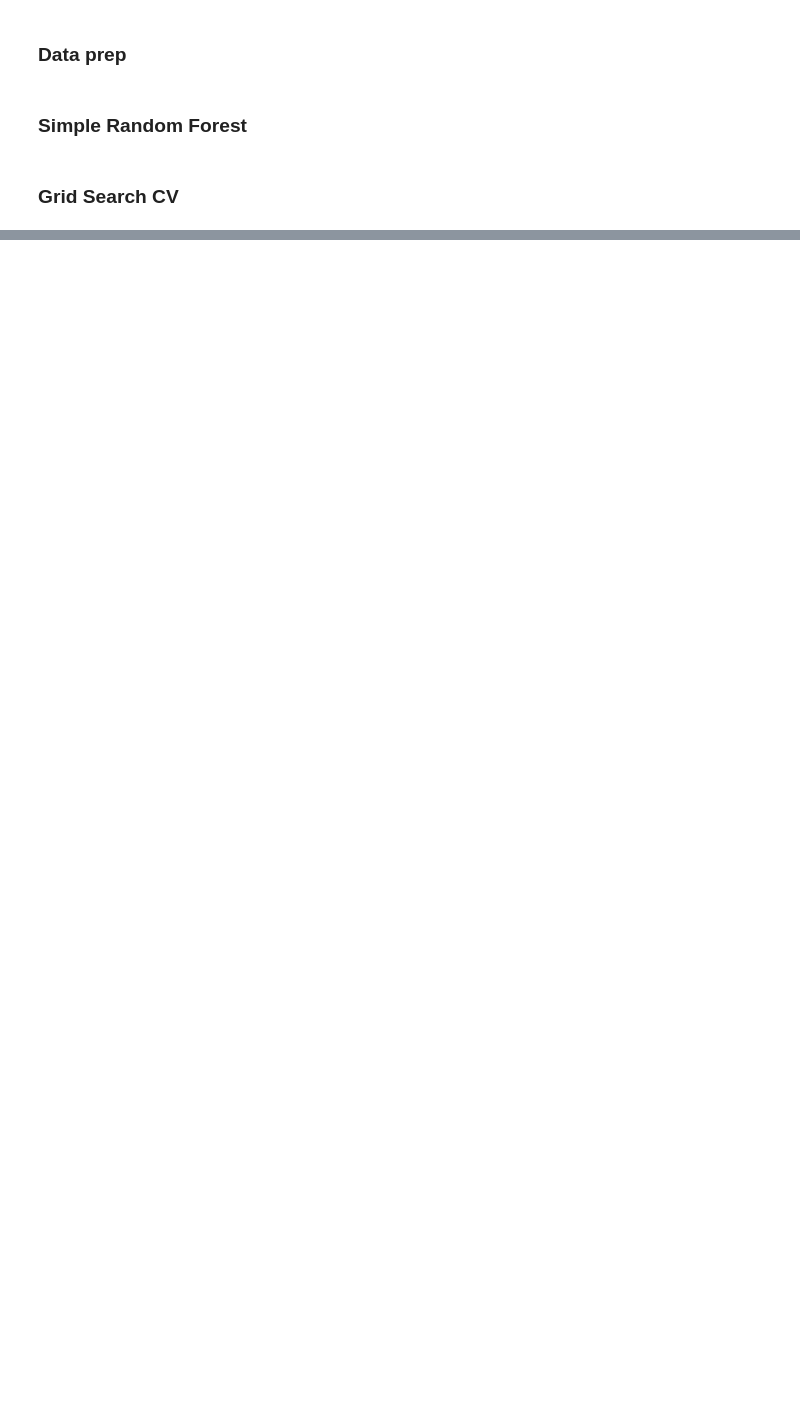
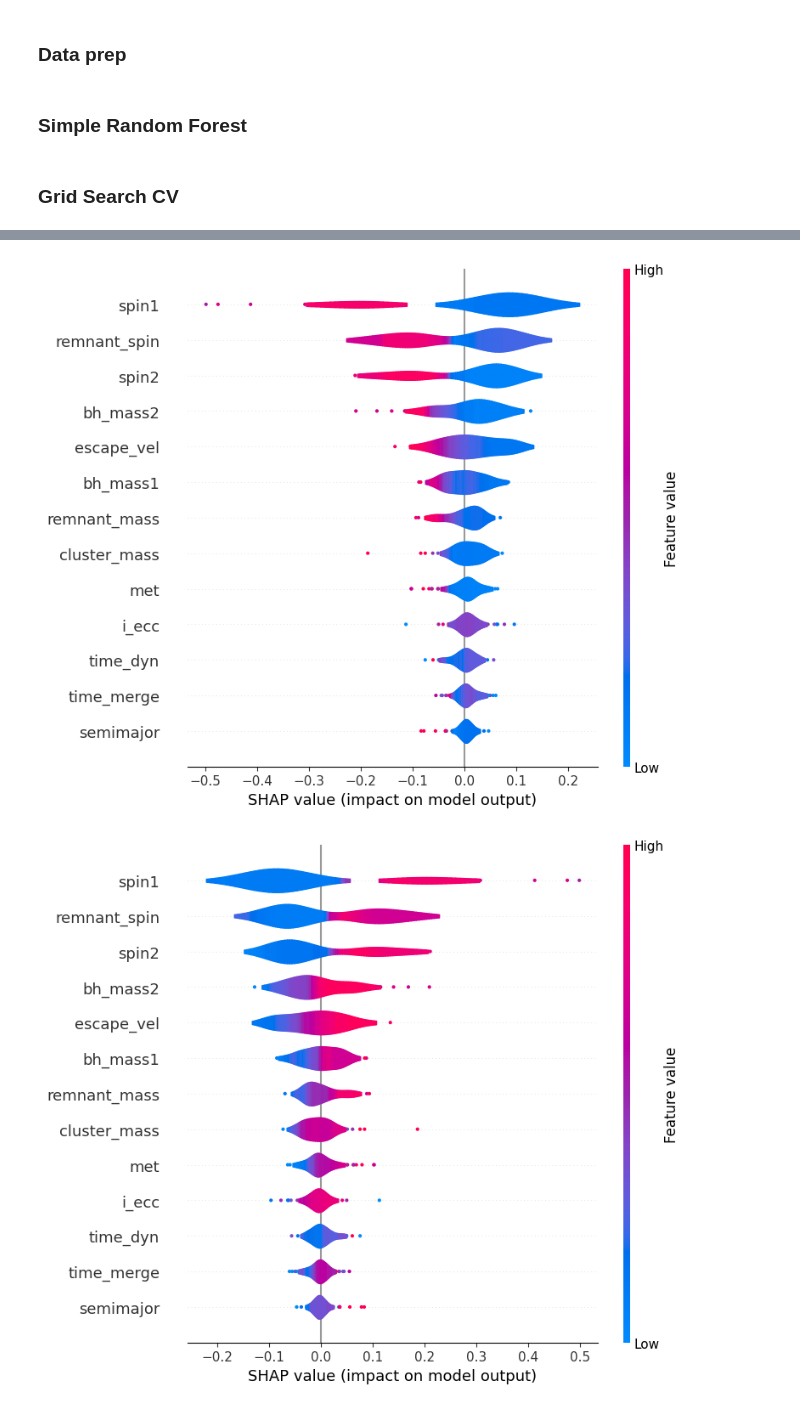
Before and after one commit to EugeniaBoccanera/hm_bbh, a Jupyter notebook: project_v1.ipynb, the cells around one changed output, grey strips where cells are left out. Drawn from its saved outputs; the diff is of its cells as text; code cells hidden in the pictures; blank space fills up the shorter version.

```diff
--- a/project_v1.ipynb
+++ b/project_v1.ipynb
@@ -554,3 +584,38 @@ shap_values = explainer.shap_values(X_train[:150].values)
+# %%
+def shap_explainer(model: Union[RandomForestClassifier, XGBClassifier], data: Union[pd.DataFrame, npt.NDArray], n_sample: Union[int, bool]) -> npt.NDArray:
+
+    expl = shap.TreeExplainer(model)
+
+    if n_sample == None:
+        shap_values = expl.shap_values(data)
+    else:
+        shap_values = expl.shap_values(data[:n_sample])
+
+    return shap_values
+
+
+def plot_shap(shap_values: npt.NDArray, data: Union[pd.DataFrame, npt.NDArray], n_sample: Union[int, bool]) -> None:
+
+    if n_sample == None:
+        a = shap_values.shape[0]
+        fig, ax = plt.subplots(a, 1, figsize=(10, 10*a))
+
+        for i in range(a):
+            shap.summary_plot(shap_values, data, plot_type='violin', feature_names=X.columns)
+
+    else:
+        a = len(shap_values)
+        # fig, ax = plt.subplots(a, 1, figsize=(10, 10*a))
+
+        for i in range(a):
+            shap.summary_plot(shap_values[i], data[:n_sample], plot_type='violin', feature_names=X.columns)
+# %%
+shap_values = shap_explainer(RF, X_test, n_sample=100)
+
+plot_shap(shap_values, X_test, n_sample=100)
+# %% [output]
+[figure, added]
+[figure, added]
 # %%
 fig = plt.figure()
 
```
Also changed, not shown: parts of 10 cells of this notebook.
